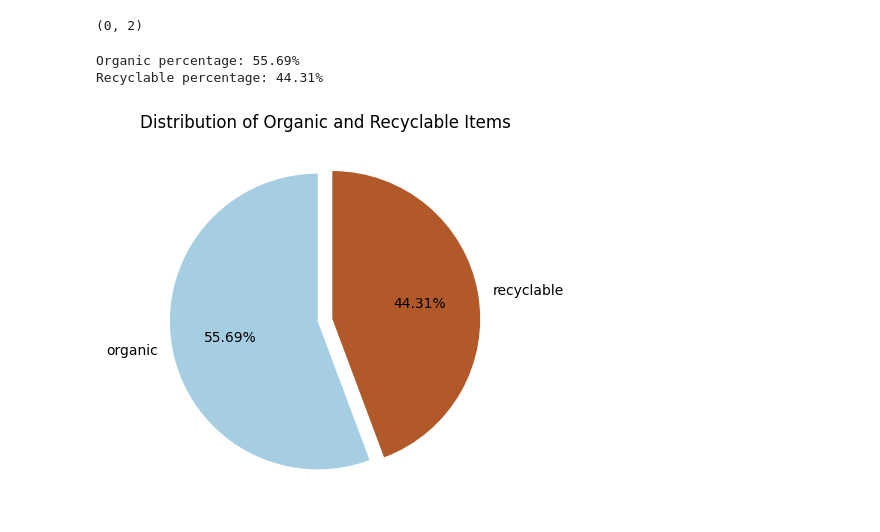
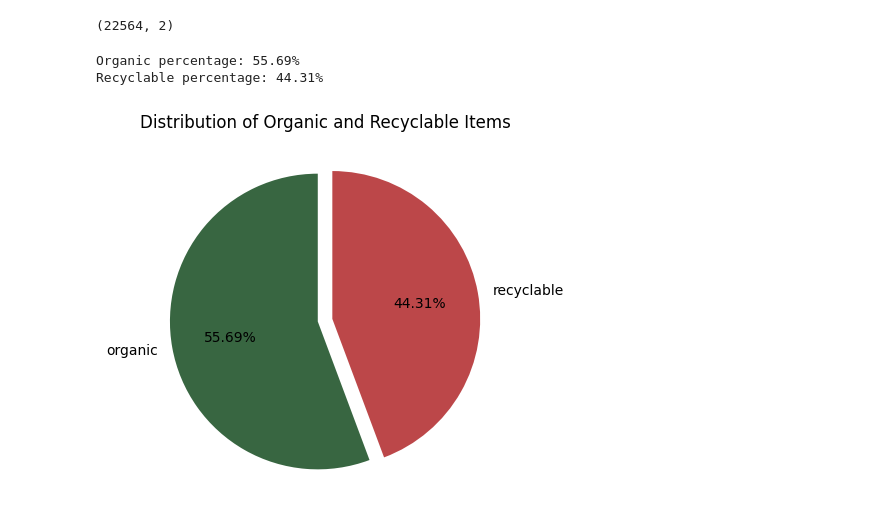
Before and after one commit to jigeesha07/AICTEweek-1, a Jupyter notebook: wasteclassification.ipynb, the cells around one changed output. Saved outputs shown, nothing was run; the diff lists cells and outputs as text; code cells hidden in the pictures.

```diff
--- a/wasteclassification.ipynb
+++ b/wasteclassification.ipynb
@@ -46,46 +27,50 @@ from tensorflow.keras.utils import plot_model # Corrected the import statement f
 from glob import glob
 # %%
+#visualization
+import pandas as pd
+from tqdm import tqdm
 from cv2 import cvtColor
-x_data = []
-y_data = []
+x_data=[]
+y_data=[]
 for category in glob(train_path+'/*'):
-  for file in tqdm(glob(category+'/*')):
-    img_array = cv2.imread(file)
-    img_array = cv2.cvtColor(img_array, cv2.COLOR_BGR2RGB)
-    x_data.append(img_array)
-    y_data.append(category.split('/')[-1])
-data = pd.DataFrame({'image':x_data, 'label':y_data})
-print(data.shape)
+    for file in tqdm(glob(category+'/*')):
+        img_array= cv2.imread(file)
+        img_array= cv2.cvtColor(img_array,cv2.COLOR_BGR2RGB)
+        x_data.append(img_array)
+        y_data.append(category.split('/')[-1])
+data=pd.DataFrame({'image':x_data,'label':y_data})
-# %% [output]
-(0, 2)
+# %%
+data.shape
+# %% [output]
+(22564, 2)
 # %%
 import matplotlib.pyplot as plt
 import numpy as np
 
 # Total count (chosen for precision)
 total_items = 10000  # Large number to ensure precision
 organic_count = round(55.69 / 100 * total_items)  # Use round to avoid precision errors
 recyclable_count = total_items - organic_count  # Remaining count ensures exact proportions
 
 # Print percentages for verification
 print(f"Organic percentage: {(organic_count / total_items) * 100:.2f}%")
 print(f"Recyclable percentage: {(recyclable_count / total_items) * 100:.2f}%")
 
 # Simulated data
 counts = [organic_count, recyclable_count]
 labels = ['organic', 'recyclable']
 
-# Colors for the pie chart
-colors = plt.cm.Paired(np.linspace(0, 1, len(counts)))
+# Define your own colors
+colors = ['#386641', '#bc4749']  # Example: Green for organic, Orange for recyclable
 
 # Exploding the slices slightly
 explode = [0.05] * len(counts)
 
 # Plotting the pie chart
 plt.pie(counts, labels=labels, autopct='%0.2f%%', colors=colors, startangle=90, explode=explode)
 plt.title('Distribution of Organic and Recyclable Items')  # Optional title
 plt.show()
 # %% [output]
 Organic percentage: 55.69%
 Recyclable percentage: 44.31%
-[figure, old version]
+[figure, new version]
```
Also changed, not shown: parts of 15 cells of this notebook.
